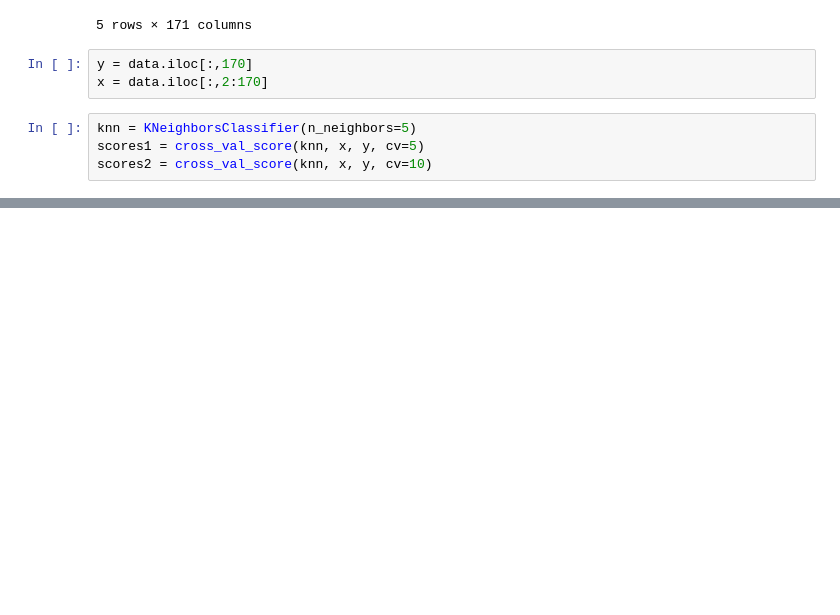
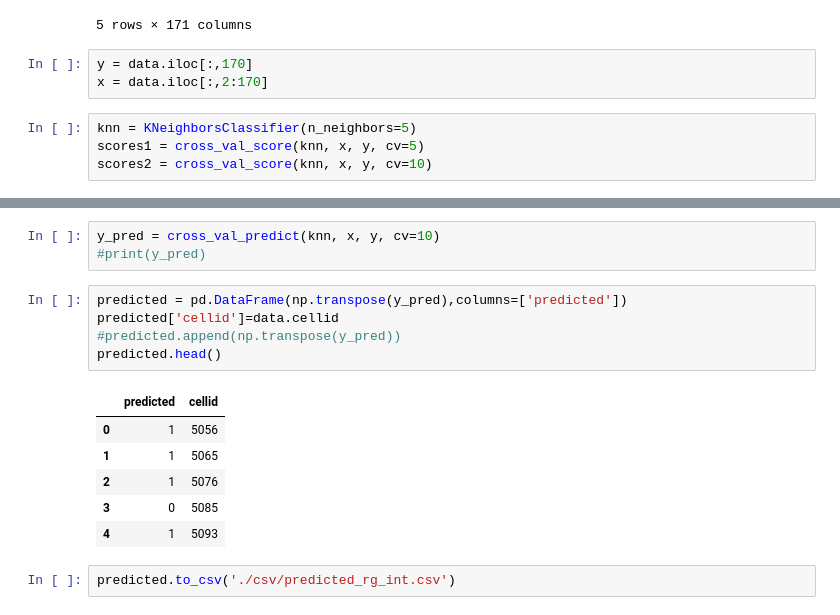
Before and after one commit to mendozamanu/milan-mobility, a Jupyter notebook: kNN-week.ipynb, the cells around one changed output, grey strips where cells are left out. Saved outputs shown, nothing was run; the diff lists cells and outputs as text; blank space fills up the shorter version.

```diff
--- a/kNN-week.ipynb
+++ b/kNN-week.ipynb
@@ -127,0 +129,17 @@ print("10 fold: %0.2f accuracy with a standard deviation of %0.2f" % (scores2.me
+# %%
+y_pred = cross_val_predict(knn, x, y, cv=10)
+#print(y_pred)
+# %%
+predicted = pd.DataFrame(np.transpose(y_pred),columns=['predicted'])
+predicted['cellid']=data.cellid
+#predicted.append(np.transpose(y_pred))
+predicted.head()
+# %% [output]
+|  | predicted | cellid |
+| 0 | 1 | 5056 |
+| 1 | 1 | 5065 |
+| 2 | 1 | 5076 |
+| 3 | 0 | 5085 |
+| 4 | 1 | 5093 |
+# %%
+predicted.to_csv('./csv/predicted_rg_int.csv')
```
Also changed, not shown: parts of 11 cells of this notebook, 23 other files.
